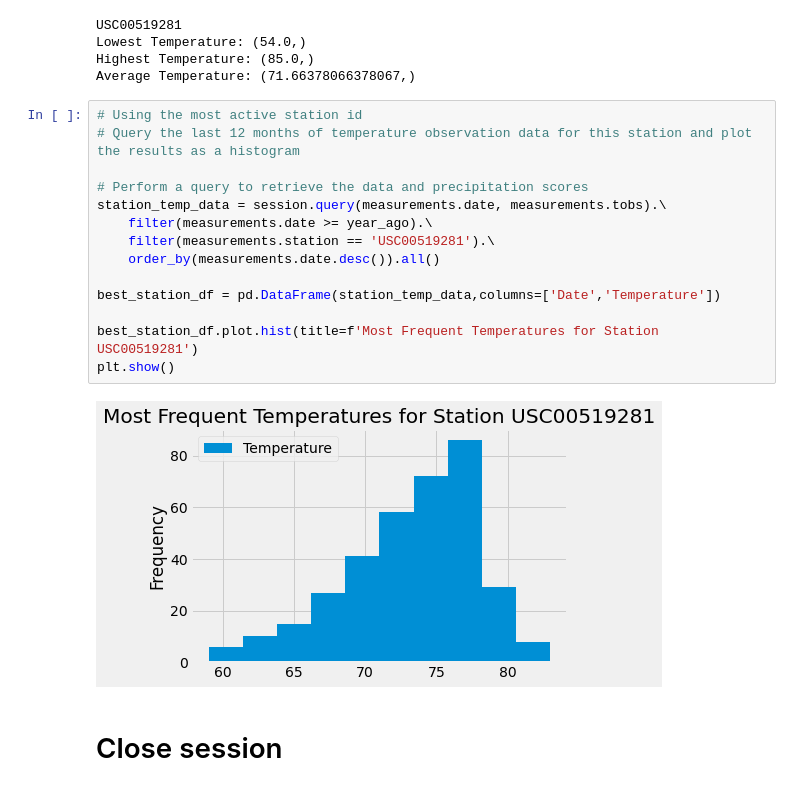
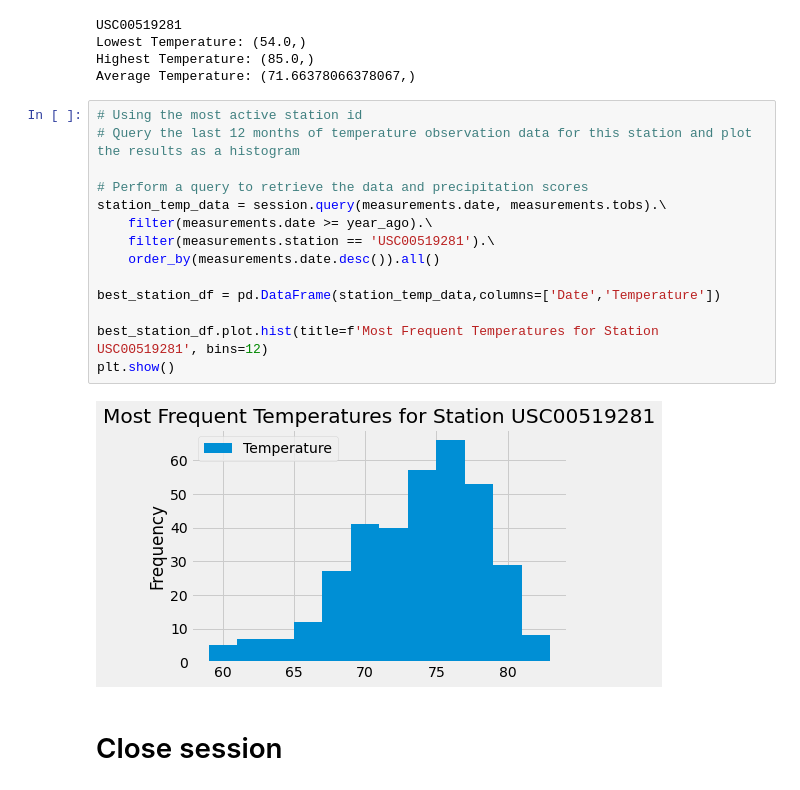
Before and after one commit to anthonygcarannante/World-Climate-Analysis, a Jupyter notebook: Assignment/climate_starter.ipynb, the cells around one changed output. Saved outputs shown, nothing was run; the diff lists cells and outputs as text.

```diff
--- a/Assignment/climate_starter.ipynb
+++ b/Assignment/climate_starter.ipynb
@@ -141,19 +141,19 @@ Average Temperature: (71.66378066378067,)
 # %%
 # Using the most active station id
 # Query the last 12 months of temperature observation data for this station and plot the results as a histogram
 
 # Perform a query to retrieve the data and precipitation scores
 station_temp_data = session.query(measurements.date, measurements.tobs).\
     filter(measurements.date >= year_ago).\
     filter(measurements.station == 'USC00519281').\
     order_by(measurements.date.desc()).all()
 
 best_station_df = pd.DataFrame(station_temp_data,columns=['Date','Temperature'])
 
-best_station_df.plot.hist(title=f'Most Frequent Temperatures for Station USC00519281')
+best_station_df.plot.hist(title=f'Most Frequent Temperatures for Station USC00519281', bins=12)
 plt.show()
 # %% [output]
-[figure, old version]
+[figure, new version]
 # %% [markdown]
 # Close session
 # %%
```
Also changed, not shown: parts of 1 cell of this notebook, 1 other file.
